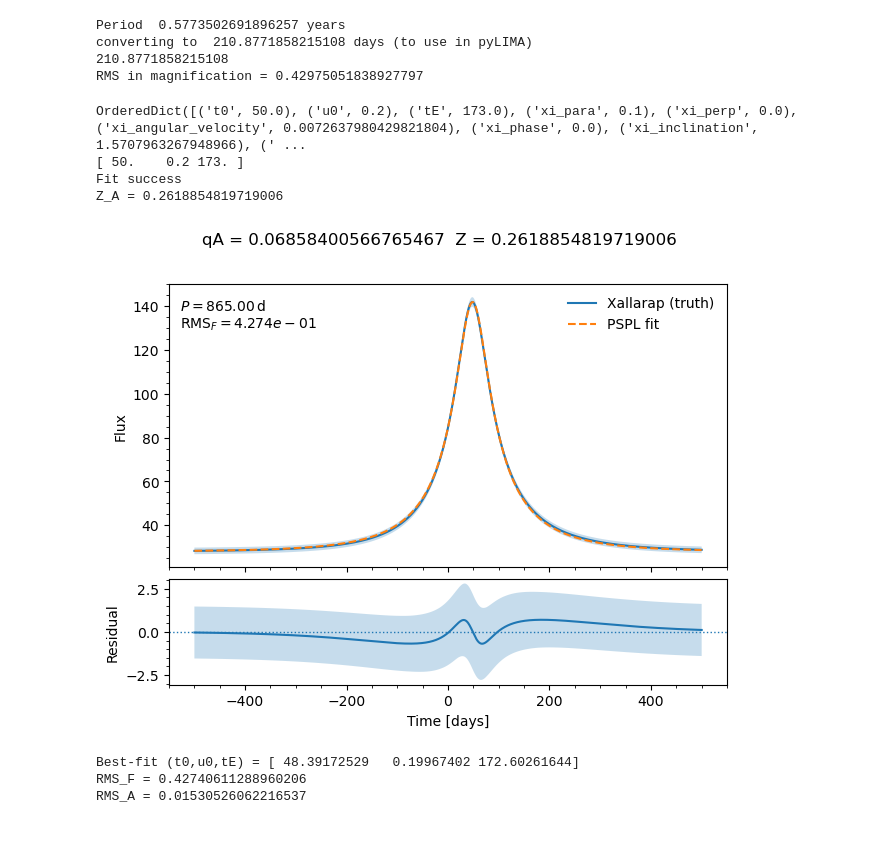
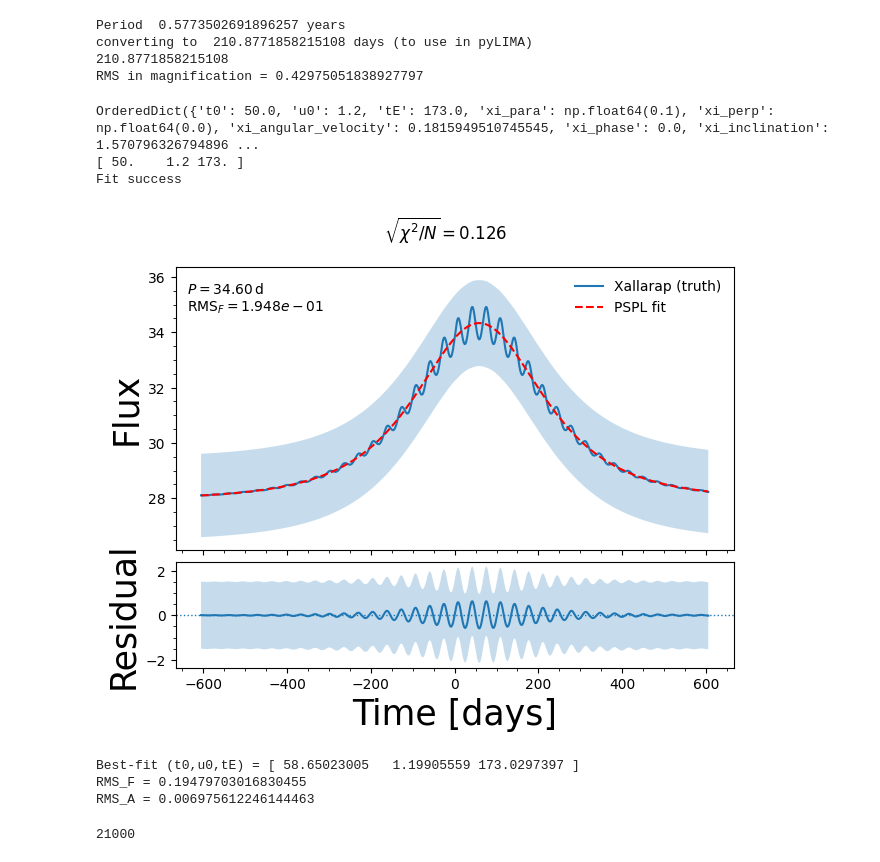
Before and after one commit to anibal-art/binary_source, a Jupyter notebook: binary_source/degeneracy_fit_v2.ipynb, the cells around one changed output. Cells and saved outputs as stored; diff of their text form; code cells hidden in the pictures; blank space fills up the shorter version.

```diff
--- a/binary_source/degeneracy_fit_v2.ipynb
+++ b/binary_source/degeneracy_fit_v2.ipynb
@@ -432,7 +432,7 @@ def sigma_flux_from_sigma_mag(mag, sigma_mag, zp=0.0):
     sigma_F = 0.921034 * F * sigma_mag
     return sigma_F
 
-
+ZP=27.615
 def flux_to_mag(flux, zp=ZP):
     flux = np.asarray(flux)
     return zp - 2.5 * np.log10(flux)
@@ -467,9 +467,8 @@ def sigma_flux_from_flux(flux, zp=ZP):
 # print(sigma_F)
 
 # mag_to_flux(16, zp=27.4)
-# =========================
-# helpers
-# =========================
+
+
 def mag(zp, Flux):
     return zp - 2.5 * np.log10(np.abs(Flux))
 
@@ -553,7 +552,7 @@ def single_period_fit_and_plot(
       - float: plotea solo |t-t0| <= window_k * tE_true
     """
     # time grid
-    t = np.linspace(-500, 500, 5000)
+    t = np.linspace(-3.5*tE_true, 3.5*tE_true, int(10000))
 
     # omega
     omega = 2.0*np.pi/float(P_days)
@@ -622,8 +621,6 @@ def single_period_fit_and_plot(
     A_truth = model_xal.model_magnification(ev.telescopes[0], py_params_xal)
     A_fit   = model_pspl.model_magnification(ev.telescopes[0], py_best)
 
-
-
     # residuals
     resid_F = F_truth - F_fit
     resid_A = A_truth - A_fit
@@ -653,13 +650,13 @@ def single_period_fit_and_plot(
         residuals = F_truth_m - F_fit_m
 
         # estadístico q_A (chi^2)
-        q_A = np.sum((residuals / err_truth)**2)/(5000-3)
+        q_A = np.sum((residuals / err_truth)**2)/(len(residuals))
 
 
-        Z_A = np.sqrt(q_A)
+        # Z_A = np.sqrt(q_A)
 
         # print("q_A =", q_A)
-        print("Z_A =", Z_A)
+        # print("Z_A =", Z_A)
 
         # N = len(F_truth_m)
         # k_pspl = 3
@@ -693,13 +690,13 @@ def single_period_fit_and_plot(
 
         ax.fill_between(
             t[mask],
-            F_truth[mask] - err_flux_array,
-            F_truth[mask] + err_flux_array,
+            F_fit_m[mask] - err_flux_array,
+            F_fit_m[mask] + err_flux_array,
             alpha=0.25
         )
 
-        ax.plot(t[mask], F_fit[mask], "--", label="PSPL fit")
-        ax.set_ylabel("Flux")
+        ax.plot(t[mask], F_fit[mask], "--",color="red", label="PSPL fit")
+        ax.set_ylabel("Flux",fontsize=25)
         ax.legend(frameon=False, loc="best")
 
         ax.text(
@@ -718,13 +715,13 @@ def single_period_fit_and_plot(
             alpha=0.25
         )
         axr.axhline(0.0, linestyle=":", linewidth=1.0)
-        axr.set_xlabel("Time [days]")
-        axr.set_ylabel("Residual")
+        axr.set_xlabel("Time [days]",fontsize=25)
+        axr.set_ylabel("Residual",fontsize=25)
         ax.yaxis.set_minor_locator(AutoMinorLocator())
         axr.yaxis.set_minor_locator(AutoMinorLocator())
         axr.xaxis.set_minor_locator(AutoMinorLocator())
         plt.setp(ax.get_xticklabels(), visible=False)
-        plt.suptitle(f"qA = {q_A}  Z = {Z_A}")
+        plt.suptitle(rf"$\sqrt{{\chi^2/N}} = {np.sqrt(q_A):.3f}$")
         fig.tight_layout()
         fig.savefig(f"{out_prefix}_flux.pdf", bbox_inches="tight")
         fig.savefig(f"{out_prefix}_flux.png", bbox_inches="tight")
@@ -770,41 +767,42 @@ def single_period_fit_and_plot(
     print("RMS_F =", rms_F)
     print("RMS_A =", rms_A)
 
     return dict(
         t=t,
         mask=mask,
         best=best,
         F_truth=F_truth,
         F_fit=F_fit,
         A_truth=A_truth,
         A_fit=A_fit,
         RMS_F=rms_F,
         RMS_A=rms_A,
     )
 
-
-
 %matplotlib inline
 plt.close("all")
 out = single_period_fit_and_plot(
-    P_days=173*5,
-    t0_true=50.0, u0_true=0.2, tE_true=173.0,
+    P_days=173/5,
+    t0_true=50.0, u0_true=1.2, tE_true=173.0,
     xiE=0.1,            # poné tu valor
     theta=0.0, phi0=0.0,
     lambda_xi=0.5*np.pi,
     q_mass=1.0, qflux=0,
     ms=24,
     mtotal=24,
     override_xiE=None,  #
     window_k=5.0,       #
     out_prefix="singleP_210d",
 )
 # %% [output]
-OrderedDict([('t0', 50.0), ('u0', 0.2), ('tE', 173.0), ('xi_para', 0.1), ('xi_perp', 0.0), ('xi_angular_velocity', 0.0072637980429821804), ('xi_phase', 0.0), ('xi_inclination', 1.5707963267948966), (' ...
-[ 50.    0.2 173. ]
+OrderedDict({'t0': 50.0, 'u0': 1.2, 'tE': 173.0, 'xi_para': np.float64(0.1), 'xi_perp': np.float64(0.0), 'xi_angular_velocity': 0.1815949510745545, 'xi_phase': 0.0, 'xi_inclination': 1.570796326794896 ...
+[ 50.    1.2 173. ]
 Fit success
-Z_A = 0.2618854819719006
-[figure, old version]
+[figure, new version]
-Best-fit (t0,u0,tE) = [ 48.39172529   0.19967402 172.60261644]
-RMS_F = 0.42740611288960206
-RMS_A = 0.01530526062216537
+Best-fit (t0,u0,tE) = [ 58.65023005   1.19905559 173.0297397 ]
+RMS_F = 0.19479703016830455
+RMS_A = 0.006975612246144463
+# %%
+20*7*150
+# %% [output]
+21000
```
Also changed, not shown: parts of 1 cell of this notebook, 3 other files.
